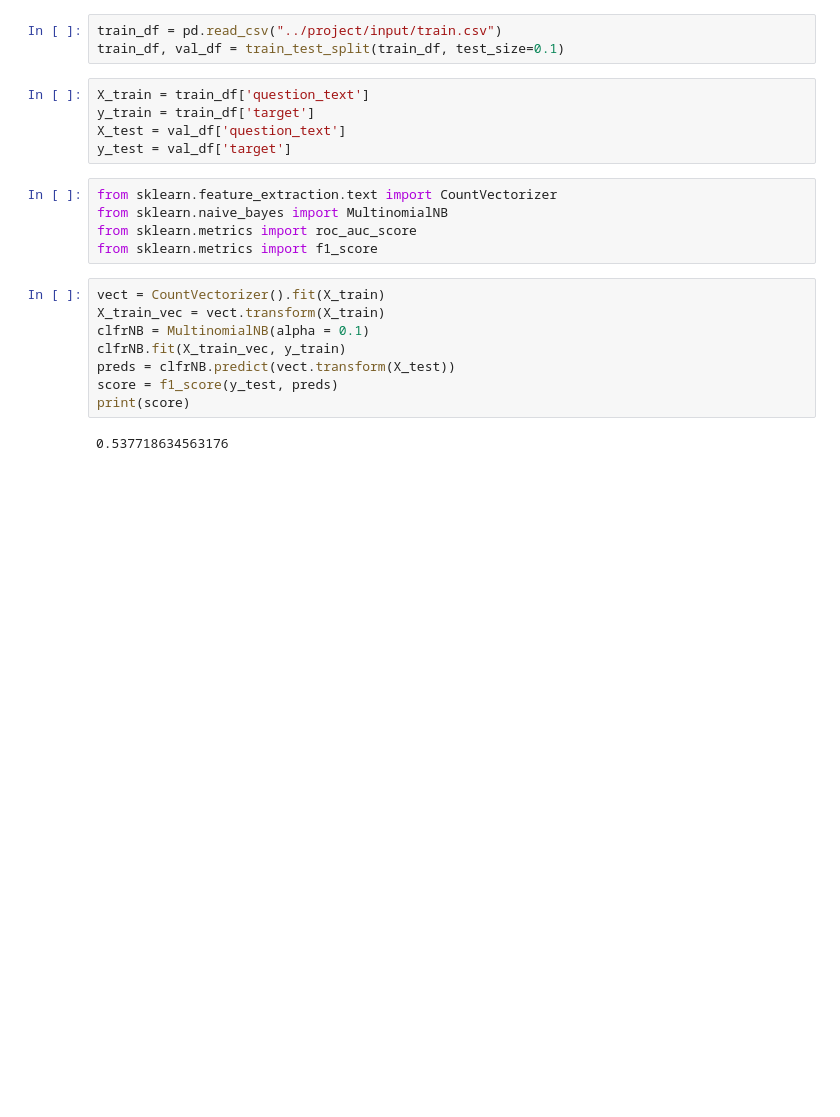
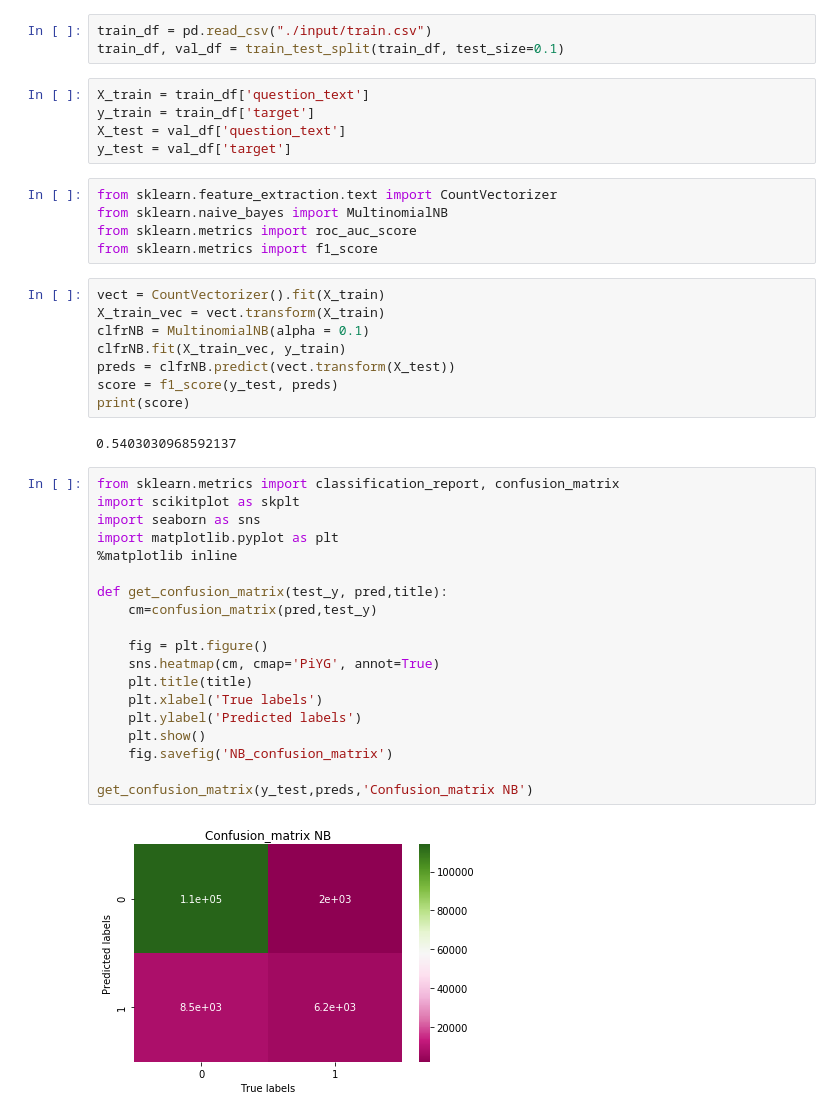
Before and after one commit to madhuhegde/CS221_Project, a Jupyter notebook: quora_baseline.ipynb, the cells around one changed output. Drawn from its saved outputs; the diff is of its cells as text; blank space fills up the shorter version.

```diff
--- a/quora_baseline.ipynb
+++ b/quora_baseline.ipynb
@@ -6,7 +6,7 @@ import pandas as pd
 import math
 from sklearn.model_selection import train_test_split
 # %%
-train_df = pd.read_csv("../project/input/train.csv")
+train_df = pd.read_csv("./input/train.csv")
 train_df, val_df = train_test_split(train_df, test_size=0.1)
 # %%
 X_train = train_df['question_text']
@@ -27,4 +27,25 @@ preds = clfrNB.predict(vect.transform(X_test))
 score = f1_score(y_test, preds)
 print(score)
 # %% [output]
-0.537718634563176
+0.5403030968592137
+# %%
+from sklearn.metrics import classification_report, confusion_matrix
+import scikitplot as skplt
+import seaborn as sns
+import matplotlib.pyplot as plt
+%matplotlib inline
+
+def get_confusion_matrix(test_y, pred,title):
+    cm=confusion_matrix(pred,test_y)
+
+    fig = plt.figure()
+    sns.heatmap(cm, cmap='PiYG', annot=True)
+    plt.title(title)
+    plt.xlabel('True labels')
+    plt.ylabel('Predicted labels')
+    plt.show()
+    fig.savefig('NB_confusion_matrix')
+
+get_confusion_matrix(y_test,preds,'Confusion_matrix NB')
+# %% [output]
+[figure, added]
```
Also changed, not shown: parts of 1 cell of this notebook, 3 other files.
